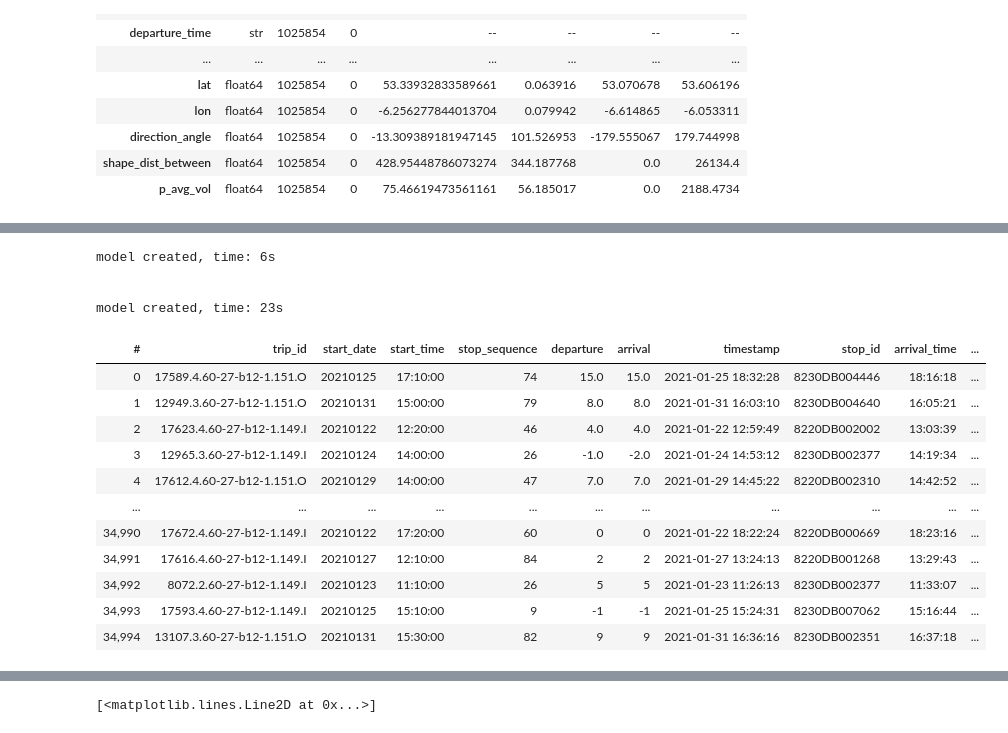
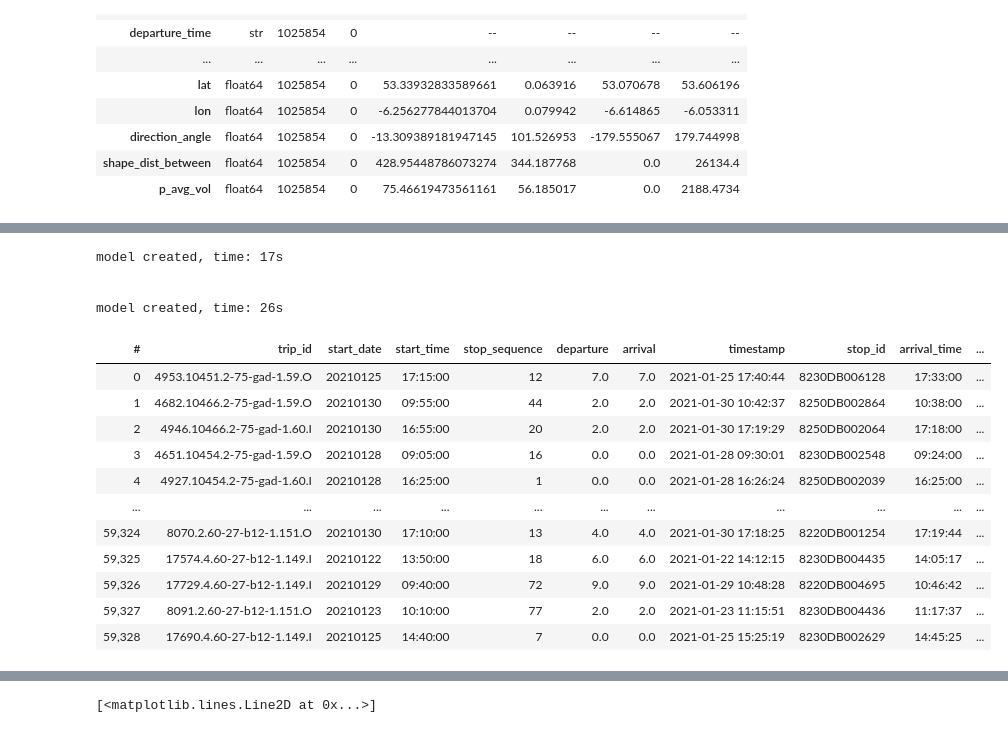
Before and after one commit to Drakodav/backend_d-dub, a Jupyter notebook: ml/processing/gtfsr_create_model.ipynb, the cells around one changed output, grey strips where cells are left out. Saved outputs shown, nothing was run; the diff lists cells and outputs as text; code cells hidden in the pictures.

```diff
--- a/ml/processing/gtfsr_create_model.ipynb
+++ b/ml/processing/gtfsr_create_model.ipynb
@@ -138,6 +107,6 @@ df_train, df_test = vaex.open('./output/one_route.hdf5').ml.train_test_split(tes
 # df_train, df_test = vaex.open(gtfs_processed_csv_path+'.hdf5').ml.train_test_split(test_size=0.2, verbose=False)
 # %%
-model_out = os.path.join(outdir, "gtfsr_model.json")
+# model_out = os.path.join(outdir, "gtfsr_model.json")
 start = time.time()
 
 # join multiple vaex columns
@@ -213,10 +182,6 @@ def transform_data(df):
     df['arr_minute'] = df['arrival_time'].apply(lambda t: get_dt(t, "%H:%M:%S").minute)
     df['arr_second'] = df['arrival_time'].apply(lambda t: get_dt(t, "%H:%M:%S").second)
 
-    # add arrival historical mean
-    cols = ['trip_id', 'stop_id', 'arr_dow']
-    df = vaex_mjoin(df, df.groupby(cols, agg=[vaex.agg.mean('arrival')]), cols, cols)
-
     # df['dep_dow'] = df.apply(apply_dow, ["start_date", "start_time", "departure_time"])
     # df['dep_hour'] = df['departure_time'].apply(lambda t: get_dt(t, "%H:%M:%S").hour)
     # df['dep_minute'] = df['departure_time'].apply(lambda t: get_dt(t, "%H:%M:%S").minute)
@@ -231,14 +196,16 @@ def transform_data(df):
     cycl_transform_minute = vaex.ml.CycleTransformer(features=["t_minute", 't_second', 'arr_minute', 'arr_second'], n=60)
     df = cycl_transform_minute.fit_transform(df)
 
-    df['updated_trip_id'] = df['trip_id'].apply(lambda id: id.replace('-', '').replace('.',''))
-    df['updated_route_id'] = df['route_id'].apply(lambda id: id.replace('-', ''))
-    one_hot_encode = vaex.ml.OneHotEncoder(features=['updated_route_id', 'updated_trip_id'], prefix='one_hot_')
-    df = one_hot_encode.fit_transform(df)
+    label_encoder = vaex.ml.LabelEncoder(features=['trip_id', 'route_id'], prefix='label_encode_')
+    df = label_encoder.fit_transform(df)
+
+    # add arrival historical mean
+    cols = ['trip_id', 'stop_id', 'arr_dow']
+    df = vaex_mjoin(df, df.groupby(cols, agg=[vaex.agg.mean('arrival')]), cols, cols)
 
     df['arrival'] = df['arrival'].apply(lambda t: 0 if t == 0 else t/60)
+    df['departure'] = df['departure'].apply(lambda t: 0 if t == 0 else t/60)
     df['arrival_mean'] = df['arrival'].apply(lambda t: 0 if t == 0 else t/60)
-    df['departure'] = df['departure'].apply(lambda t: 0 if t == 0 else t/60)
 
     standard_scaler = vaex.ml.StandardScaler(features=["arrival_mean"])
     df = standard_scaler.fit_transform(df)
@@ -249,5 +216,9 @@ def transform_data(df):
     print("dataWrangling done, ready to create model, time: {}s".format(round(time.time() - start)))
     return df
 
-transformed_df = transform_data(df_train)
-transformed_df
+vx_df = vaex.open('./output/one_route.hdf5')
+# vx_df = vaex.open(gtfs_processed_csv_path+'.hdf5')
+transformed_df = transform_data(vx_df)
+
+df_train, df_test = transformed_df.ml.train_test_split(test_size=0.2, verbose=False)
+df_train
@@ -293,7 +250,7 @@ def train_gtfsr(df):
         df.get_column_names(regex=".*_x") + \
         df.get_column_names(regex=".*_y") + \
         df.get_column_names(regex="standard_scaled_*") + \
-        df.get_column_names(regex="one_hot_*") + \
+        df.get_column_names(regex="label_encode_*") + \
         df.get_column_names(regex="minmax_scaled_*") + \
         ["stop_sequence", 'direction', 'is_delayed']
 
@@ -364,45 +321,45 @@ def train_gtfsr(df):
 
     # here we fit and train the model
     for model in models:
         model.fit(df=df)
         df = model.transform(df)
         print("\n\nmodel created, time: {}s".format(round(time.time() - start)))
 
     # weighted average ensemble
     prediction_final = (
         # df.p_arrival_mlp.astype('int') * 0.6 +
         df.p_arrival_lgbm.astype('int') * 0.5 +
         df.p_arrival_xgb.astype('int') * 0.5
         # df.p_arrival_svr.astype('int') * 0.5
     )
     df[prediction_name+'_final'] = prediction_final
 
 
     # dump(value=vaex_model, filename=model_out, compress=3)
     # print("model written to output, time: {}s".format(round(time.time() - start)))
 
 
     # df['p_arrival'] = df['p_arrival_mlp'].apply(lambda t: round(t))
     # df['arrival'] = df['arrival'].apply(lambda t: round(t))
 
     return df
-trained_df = train_gtfsr(transformed_df)
+trained_df = train_gtfsr(df_train)
 trained_df
 # %% [output]
-model created, time: 6s
+model created, time: 17s
 
 
-model created, time: 23s
+model created, time: 26s
 | # | trip_id | start_date | start_time | stop_sequence | departure | arrival | timestamp | stop_id | arrival_time | ... |
-| 0 | 17589.4.60-27-b12-1.151.O | 20210125 | 17:10:00 | 74 | 15.0 | 15.0 | 2021-01-25 18:32:28 | 8230DB004446 | 18:16:18 | ... |
-| 1 | 12949.3.60-27-b12-1.151.O | 20210131 | 15:00:00 | 79 | 8.0 | 8.0 | 2021-01-31 16:03:10 | 8230DB004640 | 16:05:21 | ... |
-| 2 | 17623.4.60-27-b12-1.149.I | 20210122 | 12:20:00 | 46 | 4.0 | 4.0 | 2021-01-22 12:59:49 | 8220DB002002 | 13:03:39 | ... |
-| 3 | 12965.3.60-27-b12-1.149.I | 20210124 | 14:00:00 | 26 | -1.0 | -2.0 | 2021-01-24 14:53:12 | 8230DB002377 | 14:19:34 | ... |
-| 4 | 17612.4.60-27-b12-1.151.O | 20210129 | 14:00:00 | 47 | 7.0 | 7.0 | 2021-01-29 14:45:22 | 8220DB002310 | 14:42:52 | ... |
+| 0 | 4953.10451.2-75-gad-1.59.O | 20210125 | 17:15:00 | 12 | 7.0 | 7.0 | 2021-01-25 17:40:44 | 8230DB006128 | 17:33:00 | ... |
+| 1 | 4682.10466.2-75-gad-1.59.O | 20210130 | 09:55:00 | 44 | 2.0 | 2.0 | 2021-01-30 10:42:37 | 8250DB002864 | 10:38:00 | ... |
+| 2 | 4946.10466.2-75-gad-1.60.I | 20210130 | 16:55:00 | 20 | 2.0 | 2.0 | 2021-01-30 17:19:29 | 8250DB002064 | 17:18:00 | ... |
+| 3 | 4651.10454.2-75-gad-1.59.O | 20210128 | 09:05:00 | 16 | 0.0 | 0.0 | 2021-01-28 09:30:01 | 8230DB002548 | 09:24:00 | ... |
+| 4 | 4927.10454.2-75-gad-1.60.I | 20210128 | 16:25:00 | 1 | 0.0 | 0.0 | 2021-01-28 16:26:24 | 8250DB002039 | 16:25:00 | ... |
 | ... | ... | ... | ... | ... | ... | ... | ... | ... | ... | ... |
-| 34,990 | 17672.4.60-27-b12-1.149.I | 20210122 | 17:20:00 | 60 | 0 | 0 | 2021-01-22 18:22:24 | 8220DB000669 | 18:23:16 | ... |
-| 34,991 | 17616.4.60-27-b12-1.149.I | 20210127 | 12:10:00 | 84 | 2 | 2 | 2021-01-27 13:24:13 | 8220DB001268 | 13:29:43 | ... |
-| 34,992 | 8072.2.60-27-b12-1.149.I | 20210123 | 11:10:00 | 26 | 5 | 5 | 2021-01-23 11:26:13 | 8230DB002377 | 11:33:07 | ... |
-| 34,993 | 17593.4.60-27-b12-1.149.I | 20210125 | 15:10:00 | 9 | -1 | -1 | 2021-01-25 15:24:31 | 8230DB007062 | 15:16:44 | ... |
-| 34,994 | 13107.3.60-27-b12-1.151.O | 20210131 | 15:30:00 | 82 | 9 | 9 | 2021-01-31 16:36:16 | 8230DB002351 | 16:37:18 | ... |
+| 59,324 | 8070.2.60-27-b12-1.151.O | 20210130 | 17:10:00 | 13 | 4.0 | 4.0 | 2021-01-30 17:18:25 | 8220DB001254 | 17:19:44 | ... |
+| 59,325 | 17574.4.60-27-b12-1.149.I | 20210122 | 13:50:00 | 18 | 6.0 | 6.0 | 2021-01-22 14:12:15 | 8230DB004435 | 14:05:17 | ... |
+| 59,326 | 17729.4.60-27-b12-1.149.I | 20210129 | 09:40:00 | 72 | 9.0 | 9.0 | 2021-01-29 10:48:28 | 8220DB004695 | 10:46:42 | ... |
+| 59,327 | 8091.2.60-27-b12-1.151.O | 20210123 | 10:10:00 | 77 | 2.0 | 2.0 | 2021-01-23 11:15:51 | 8230DB004436 | 11:17:37 | ... |
+| 59,328 | 17690.4.60-27-b12-1.149.I | 20210125 | 14:40:00 | 7 | 0.0 | 0.0 | 2021-01-25 15:25:19 | 8230DB002629 | 14:45:25 | ... |
 # %%
```
Also changed, not shown: parts of 7 cells of this notebook.
